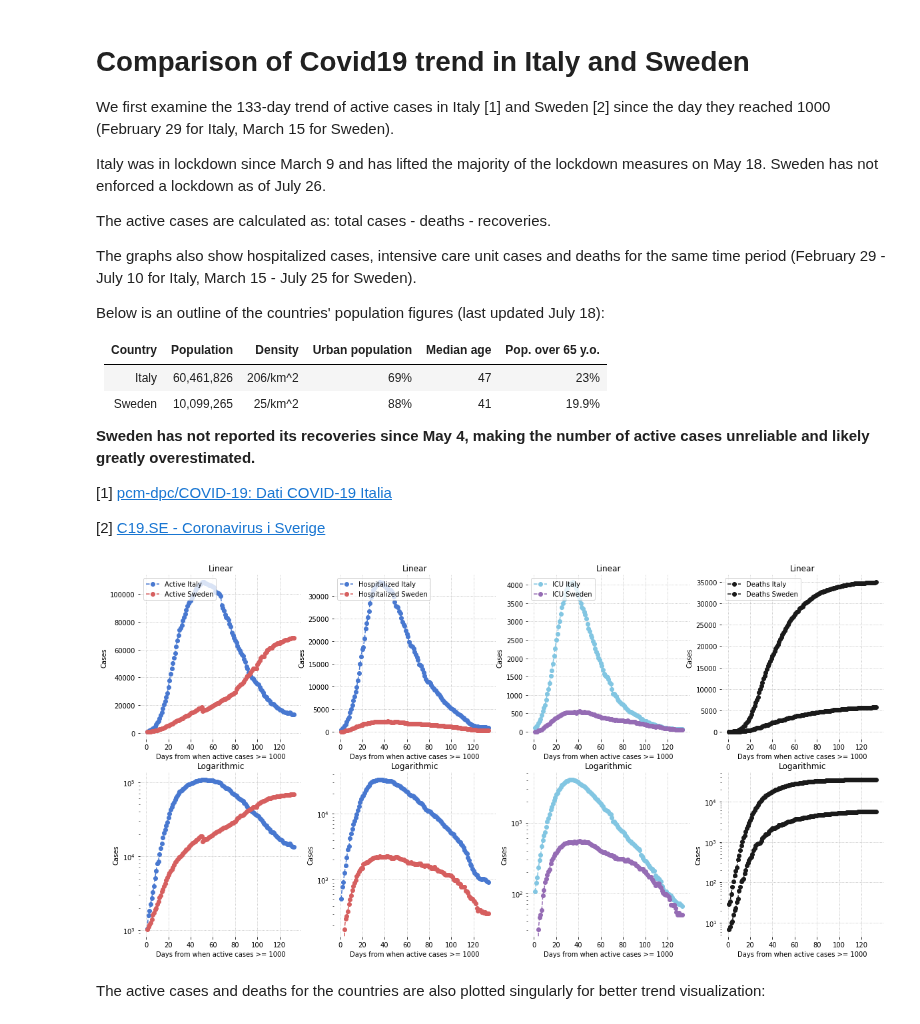
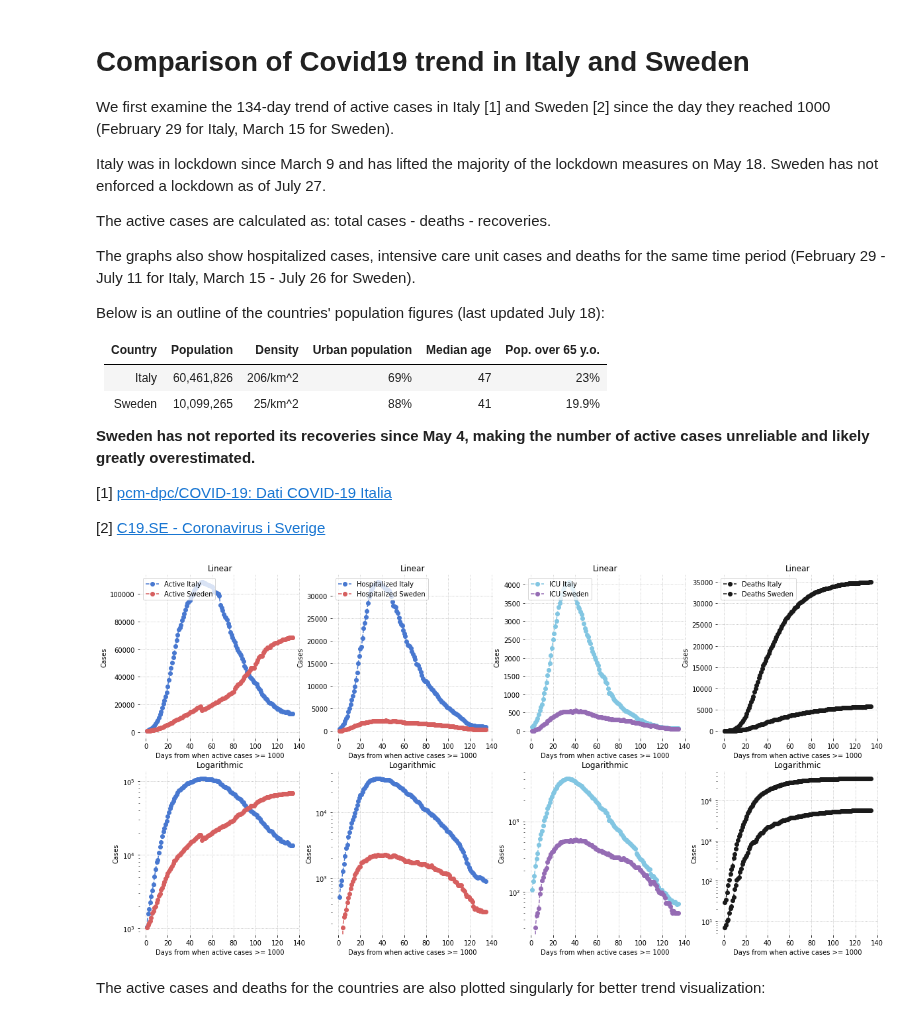
Before and after one commit to eera-l/Covid19-Sweden-Overview, a Jupyter notebook: c19-it-swe.ipynb, the cells around one changed output. Drawn from its saved outputs; the diff is of its cells as text; code cells hidden in the pictures.

Commit message:
added data for july 26

```diff
--- a/c19-it-swe.ipynb
+++ b/c19-it-swe.ipynb
@@ -1,13 +1,13 @@
 # %% [markdown]
 # **Comparison of Covid19 trend in Italy and Sweden**
 
-We first examine the 133-day trend of active cases in Italy [1] and Sweden [2] since the day they reached 1000 (February 29 for Italy, March 15 for Sweden).
+We first examine the 134-day trend of active cases in Italy [1] and Sweden [2] since the day they reached 1000 (February 29 for Italy, March 15 for Sweden).
 
-Italy was in lockdown since March 9 and has lifted the majority of the lockdown measures on May 18. Sweden has not enforced a lockdown as of July 26.
+Italy was in lockdown since March 9 and has lifted the majority of the lockdown measures on May 18. Sweden has not enforced a lockdown as of July 27.
 
 The active cases are calculated as: total cases - deaths - recoveries.
 
-The graphs also show hospitalized cases, intensive care unit cases and deaths for the same time period (February 29 - July 10 for Italy, March 15 - July 25 for Sweden).
+The graphs also show hospitalized cases, intensive care unit cases and deaths for the same time period (February 29 - July 11 for Italy, March 15 - July 26 for Sweden).
 
 Below is an outline of the countries' population figures (last updated July 18):
 
@@ -38,7 +38,7 @@ sweden_active = np.array([1036, 1113, 1187, 1276, 1412, 1607, 1734, 1897, 2003,
                           31396, 32495, 33499, 34297, 35185, 35608, 36396, 37105, 38668, 40042, 41158, 41804, 42503, 43400, 44753,
                           46311, 46311, 46611, 46611, 49196, 50854, 52204, 53892, 54961, 55209, 55209, 57439, 58229, 59551, 60331,
                           61174, 61174, 61307, 62820, 63052, 63586, 63964, 64484, 64484, 64484, 65376, 65672, 66100, 66475, 66829,
-                          66907, 66907, 67641, 67770, 68059, 68296, 68537, 68537])
+                          66907, 66907, 67641, 67770, 68059, 68296, 68537, 68537, 68537])
 
 italy_hospitalized = utils.load_italy_hosp(5)[:-15]
 
@@ -107,34 +107,34 @@ ax6.set_title('Logarithmic')
 ax6.set_xlabel('Days from when active cases >= 1000')
 ax6.set_ylabel('Cases')
 ax6.set_yscale('log')
 ax6.axes.grid(linestyle='dotted')
 
 ax7 = fig.add_subplot(244)
 ax7.plot(x, italy_d, '--ko', label='Deaths Italy')
 ax7.plot(x, sweden_d, '--ko', label='Deaths Sweden')
 ax7.legend(loc="upper left")
 ax7.set_title('Linear')
 ax7.set_xlabel('Days from when active cases >= 1000')
 ax7.set_ylabel('Cases')
 ax7.axes.grid(linestyle='dotted')
 
 ax8 = fig.add_subplot(248)
 ax8.plot(x, italy_d, '--ko')
 ax8.plot(x, sweden_d, '--ko')
 ax8.set_title('Logarithmic')
 ax8.set_xlabel('Days from when active cases >= 1000')
 ax8.set_ylabel('Cases')
 ax8.set_yscale('log')
 ax8.axes.grid(linestyle='dotted')
 
 
 sns.set_color_codes('muted')
 sns.despine(left = True, bottom = True)
 fig.set_figheight(10)
 fig.set_figwidth(20)
 plt.show()
 # %% [output]
-[figure, old version]
+[figure, new version]
 # %% [markdown]
 The active cases and deaths for the countries are also plotted singularly for better trend visualization:
 # %%
```
Also changed, not shown: parts of 6 cells of this notebook, 1 other file.
